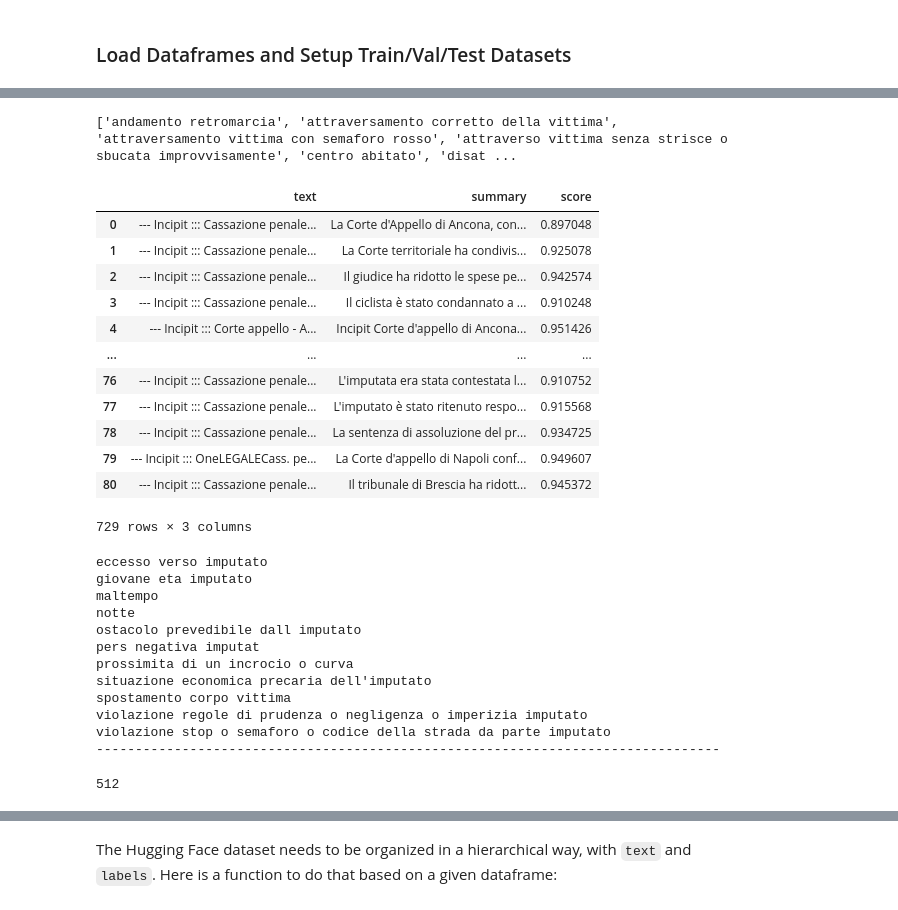
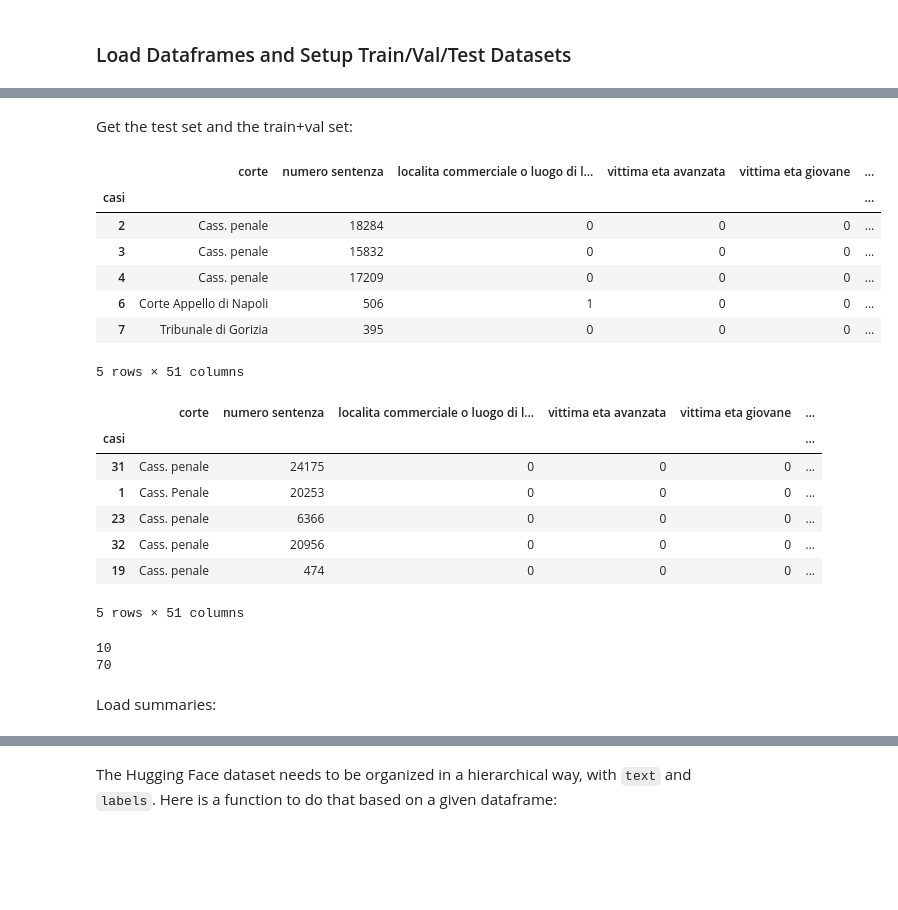
Before and after one commit to ribesstefano/ml4justice-feature-predictor, a Jupyter notebook: notebooks/ml4justice_training.ipynb, the cells around one changed output, grey strips where cells are left out. Saved outputs shown, nothing was run; the diff lists cells and outputs as text; code cells hidden in the pictures; blank space fills up the shorter version.

```diff
--- a/notebooks/ml4justice_training.ipynb
+++ b/notebooks/ml4justice_training.ipynb
@@ -613,6 +178,39 @@ Load dataframes containing the summaries and rank them based on their score:
+# %% [markdown]
+Get the test set and the train+val set:
+# %%
+test_size = 10
+
+test_df = dataset_df.drop_duplicates(subset='numero sentenza').sample(n=test_size, random_state=42)
+test_idx = test_df['numero sentenza'].tolist()
+
+train_val_df = dataset_df[~dataset_df['numero sentenza'].isin(test_idx)]
+
+display(train_val_df.head(5))
+display(test_df.head(5))
+print(len(test_df))
+print(len(train_val_df))
+# %% [output]
+|  | corte | numero sentenza | localita commerciale o luogo di l... | vittima eta avanzata | vittima eta giovane | ... |
+| casi |  |  |  |  |  | ... |
+| 2 | Cass. penale | 18284 | 0 | 0 | 0 | ... |
+| 3 | Cass. penale | 15832 | 0 | 0 | 0 | ... |
+| 4 | Cass. penale | 17209 | 0 | 0 | 0 | ... |
+| 6 | Corte Appello di Napoli | 506 | 1 | 0 | 0 | ... |
+| 7 | Tribunale di Gorizia | 395 | 0 | 0 | 0 | ... |
+5 rows × 51 columns
+|  | corte | numero sentenza | localita commerciale o luogo di l... | vittima eta avanzata | vittima eta giovane | ... |
+| casi |  |  |  |  |  | ... |
+| 31 | Cass. penale | 24175 | 0 | 0 | 0 | ... |
+| 1 | Cass. Penale | 20253 | 0 | 0 | 0 | ... |
+| 23 | Cass. penale | 6366 | 0 | 0 | 0 | ... |
+| 32 | Cass. penale | 20956 | 0 | 0 | 0 | ... |
+| 19 | Cass. penale | 474 | 0 | 0 | 0 | ... |
+5 rows × 51 columns
+10
+70
+# %% [markdown]
+Load summaries:
 # %%
-import pandas as pd
-
 dfs = [
     'trial_0_score_0.91.csv',
     'trial_1_score_0.91.csv',
@@ -627,45 +225,3 @@ dfs = [
 
 base_dir = "/content/drive/MyDrive/Colab Notebooks/ml_for_justice/data/summaries/"
 summary_df = pd.concat([pd.read_csv(base_dir + f) for f in dfs])
-label_columns = [col for col in summary_df.columns if col not in ['numero sentenza', 'filename', 'text', 'raw text', 'corte', 'target', 'casi', 'condanna', 'colpa', 'labels', 'score', 'summary', 'giorno']]
-label_columns.sort()
-print(label_columns)
-summary_df[['text', 'summary', 'score']]
-# %% [output]
-['andamento retromarcia', 'attraversamento corretto della vittima', 'attraversamento vittima con semaforo rosso', 'attraverso vittima senza strisce o sbucata improvvisamente', 'centro abitato', 'disat ...
-|  | text | summary | score |
-| 0 | --- Incipit ::: Cassazione penale... | La Corte d'Appello di Ancona, con... | 0.897048 |
-| 1 | --- Incipit ::: Cassazione penale... | La Corte territoriale ha condivis... | 0.925078 |
-| 2 | --- Incipit ::: Cassazione penale... | Il giudice ha ridotto le spese pe... | 0.942574 |
-| 3 | --- Incipit ::: Cassazione penale... | Il ciclista è stato condannato a ... | 0.910248 |
-| 4 | --- Incipit ::: Corte appello - A... | Incipit Corte d'appello di Ancona... | 0.951426 |
-| ... | ... | ... | ... |
-| 76 | --- Incipit ::: Cassazione penale... | L'imputata era stata contestata l... | 0.910752 |
-| 77 | --- Incipit ::: Cassazione penale... | L'imputato è stato ritenuto respo... | 0.915568 |
-| 78 | --- Incipit ::: Cassazione penale... | La sentenza di assoluzione del pr... | 0.934725 |
-| 79 | --- Incipit ::: OneLEGALECass. pe... | La Corte d'appello di Napoli conf... | 0.949607 |
-| 80 | --- Incipit ::: Cassazione penale... | Il tribunale di Brescia ha ridott... | 0.945372 |
-729 rows × 3 columns
-# %%
-row = summary_df.iloc[0, :]
-features = [k for k, v in row[label_columns].where(row[label_columns] > 0).to_dict().items() if v > 0]
-for f in features:
-    print(f)
-print('-' * 80)
-chunk = get_random_chunk(clean_text(get_facts((row['text']))), chunk_size=2048)
-chunk = clean_text(get_facts((row['text'])))
-len(tokenizer(chunk, truncation=True, padding="max_length")['input_ids'])
-# %% [output]
-eccesso verso imputato
-giovane eta imputato
-maltempo
-notte
-ostacolo prevedibile dall imputato
-pers negativa imputat
-prossimita di un incrocio o curva
-situazione economica precaria dell'imputato
-spostamento corpo vittima
-violazione regole di prudenza o negligenza o imperizia imputato
-violazione stop o semaforo o codice della strada da parte imputato
---------------------------------------------------------------------------------
-512
```
Also changed, not shown: parts of 51 cells of this notebook.
